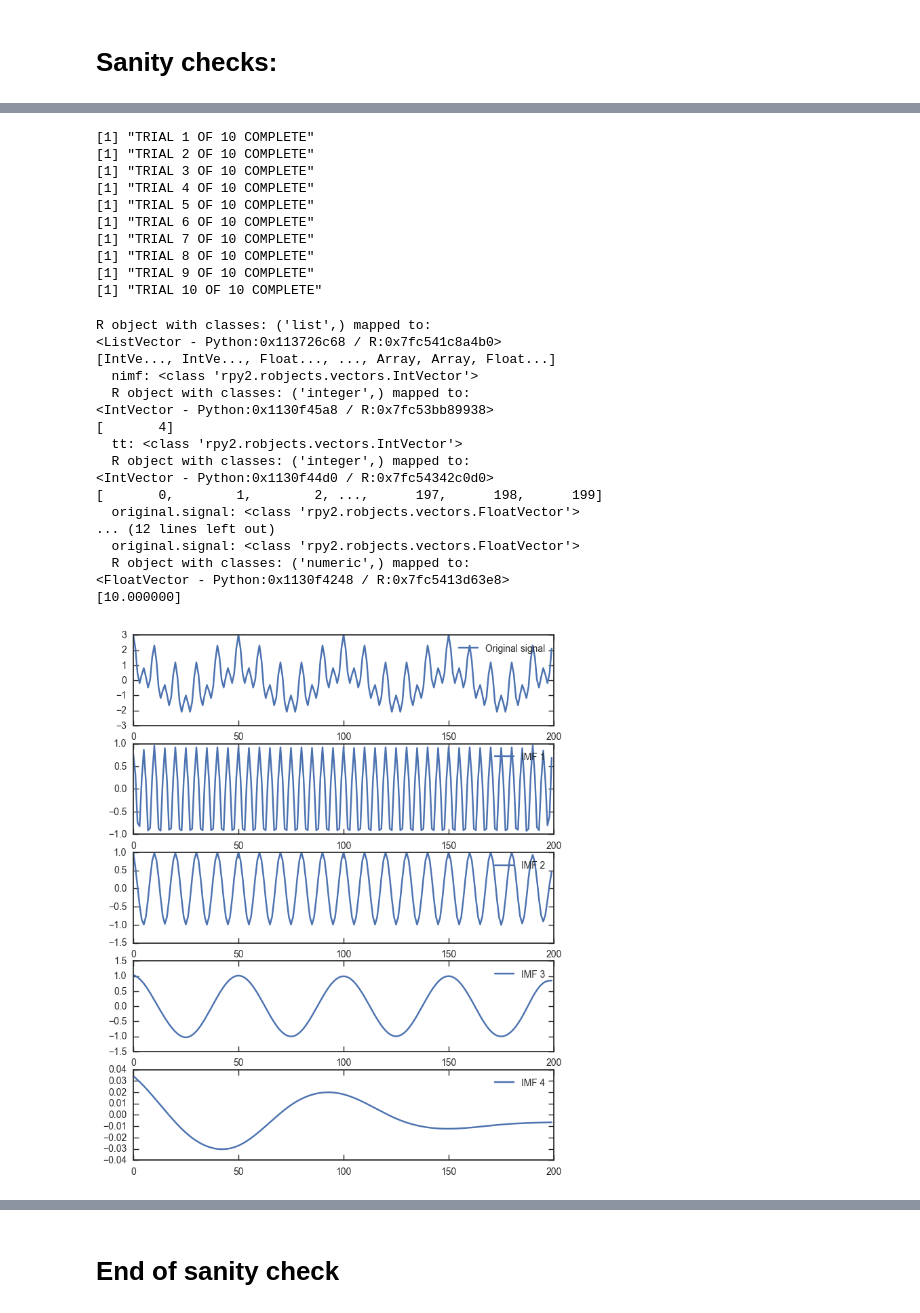
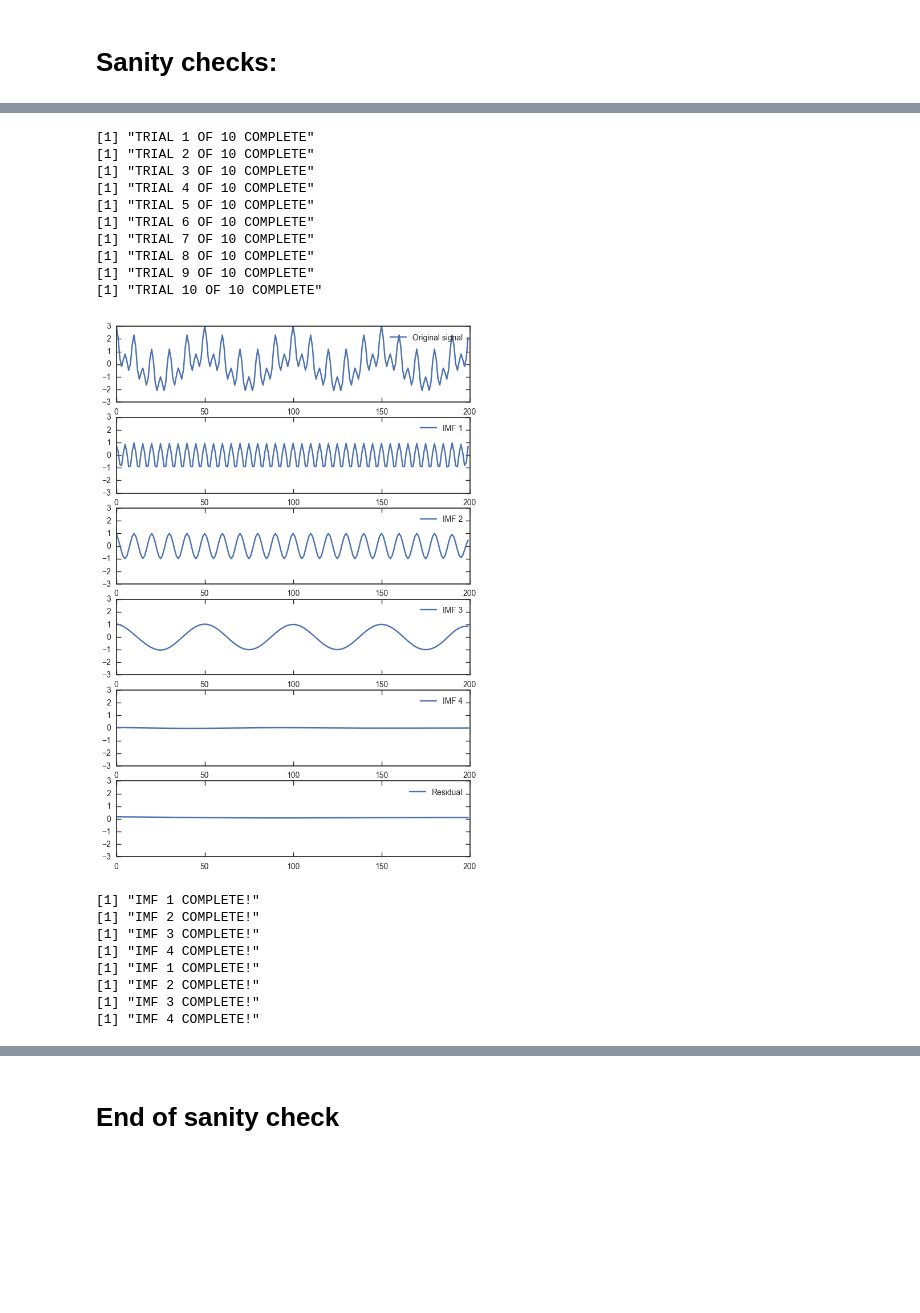
Before and after one commit to qi-feng/TimeSeries, a Jupyter notebook: pedvar/pedvar_hht.ipynb, the cells around one changed output, grey strips where cells are left out. Saved outputs shown, nothing was run; the diff lists cells and outputs as text; code cells hidden in the pictures; blank space fills up the shorter version.

```diff
--- a/pedvar/pedvar_hht.ipynb
+++ b/pedvar/pedvar_hht.ipynb
@@ -182,36 +297,27 @@ R object with classes: ('list',) mapped to:
 # %%
 t = np.linspace(-1, 1, 200, endpoint=False)
 dt = t[1] - t[0]
-sig  = np.cos(2 * np.pi * 10 * t) + np.cos(2 * np.pi * 80 * t) + np.cos(2 * np.pi * 2 * t)
+sig  = np.cos(2 * np.pi * 10 * t) + np.cos(2 * np.pi * 20 * t) + np.cos(2 * np.pi * 2 * t)
 
-do_hht_arr(sig, trial_dir="test4/", N_trials=10, N_imf=10, N_imf_plot=8,
-          noise_amp=1e-6, plot=True)
+dict_eemd_, dict_hspec_, dict_hgram_ = do_hht_arr(sig, trial_dir="test4/", N_trials=10, N_imf=10, N_imf_plot=8,
+          noise_amp=1e-3, plot=True, fix_scale=[-3,3], residual_scale=[-3,3], dfreq=1e-3)
 # %% [output]
 [1] "TRIAL 1 OF 10 COMPLETE"
 [1] "TRIAL 2 OF 10 COMPLETE"
 [1] "TRIAL 3 OF 10 COMPLETE"
 [1] "TRIAL 4 OF 10 COMPLETE"
 [1] "TRIAL 5 OF 10 COMPLETE"
 [1] "TRIAL 6 OF 10 COMPLETE"
 [1] "TRIAL 7 OF 10 COMPLETE"
 [1] "TRIAL 8 OF 10 COMPLETE"
 [1] "TRIAL 9 OF 10 COMPLETE"
 [1] "TRIAL 10 OF 10 COMPLETE"
+[figure, new version]
-R object with classes: ('list',) mapped to:
-<ListVector - Python:0x113726c68 / R:0x7fc541c8a4b0>
-[IntVe..., IntVe..., Float..., ..., Array, Array, Float...]
-  nimf: <class 'rpy2.robjects.vectors.IntVector'>
-  R object with classes: ('integer',) mapped to:
-<IntVector - Python:0x1130f45a8 / R:0x7fc53bb89938>
-[       4]
-  tt: <class 'rpy2.robjects.vectors.IntVector'>
-  R object with classes: ('integer',) mapped to:
-<IntVector - Python:0x1130f44d0 / R:0x7fc54342c0d0>
-[       0,        1,        2, ...,      197,      198,      199]
-  original.signal: <class 'rpy2.robjects.vectors.FloatVector'>
-... (12 lines left out)
-  original.signal: <class 'rpy2.robjects.vectors.FloatVector'>
-  R object with classes: ('numeric',) mapped to:
-<FloatVector - Python:0x1130f4248 / R:0x7fc5413d63e8>
-[10.000000]
+[1] "IMF 1 COMPLETE!"
+[1] "IMF 2 COMPLETE!"
+[1] "IMF 3 COMPLETE!"
+[1] "IMF 4 COMPLETE!"
+[1] "IMF 1 COMPLETE!"
+[1] "IMF 2 COMPLETE!"
+[1] "IMF 3 COMPLETE!"
+[1] "IMF 4 COMPLETE!"
-[figure, old version]
```
Also changed, not shown: parts of 14 cells of this notebook.
